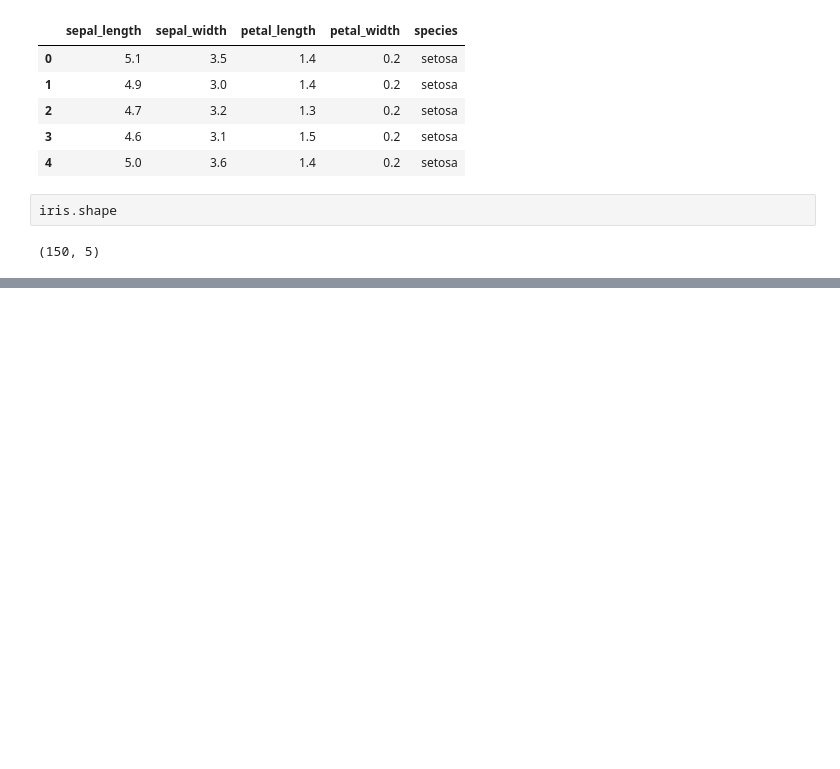
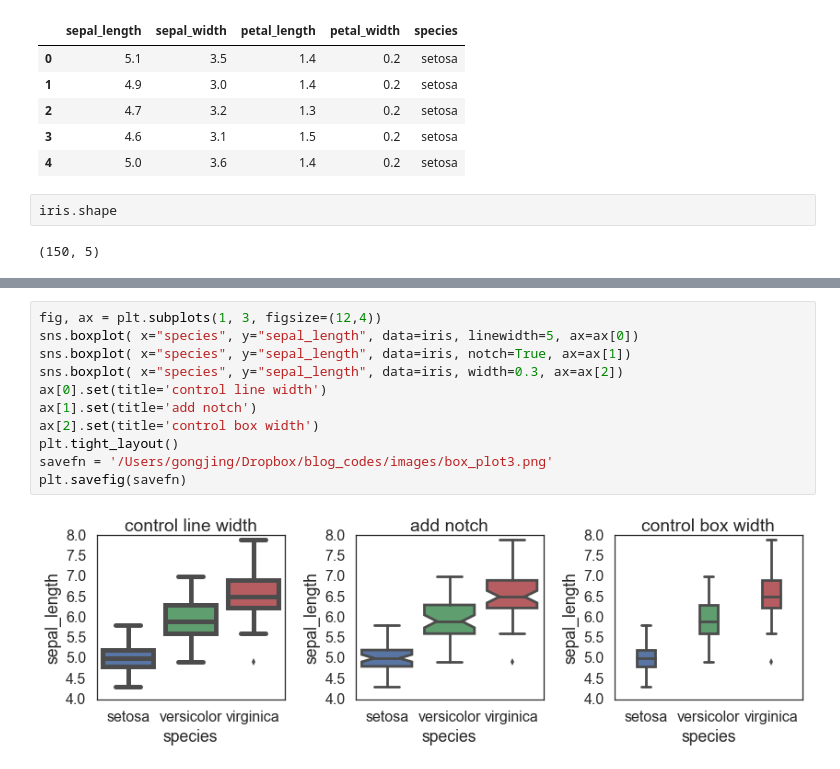
Before and after one commit to Tsinghua-gongjing/blog_codes, a Jupyter notebook: scripts/python_basic_plots.ipynb, the cells around one changed output, grey strips where cells are left out. Saved outputs shown, nothing was run; the diff lists cells and outputs as text; blank space fills up the shorter version.

```diff
--- a/scripts/python_basic_plots.ipynb
+++ b/scripts/python_basic_plots.ipynb
@@ -23,0 +54,13 @@ plt.savefig(savefn)
+# %%
+fig, ax = plt.subplots(1, 3, figsize=(12,4))
+sns.boxplot( x="species", y="sepal_length", data=iris, linewidth=5, ax=ax[0])
+sns.boxplot( x="species", y="sepal_length", data=iris, notch=True, ax=ax[1])
+sns.boxplot( x="species", y="sepal_length", data=iris, width=0.3, ax=ax[2])
+ax[0].set(title='control line width')
+ax[1].set(title='add notch')
+ax[2].set(title='control box width')
+plt.tight_layout()
+savefn = '/Users/gongjing/Dropbox/blog_codes/images/box_plot3.png'
+plt.savefig(savefn)
+# %% [output]
+[figure, added]
```
Also changed, not shown: parts of 4 cells of this notebook, 5 other files.
